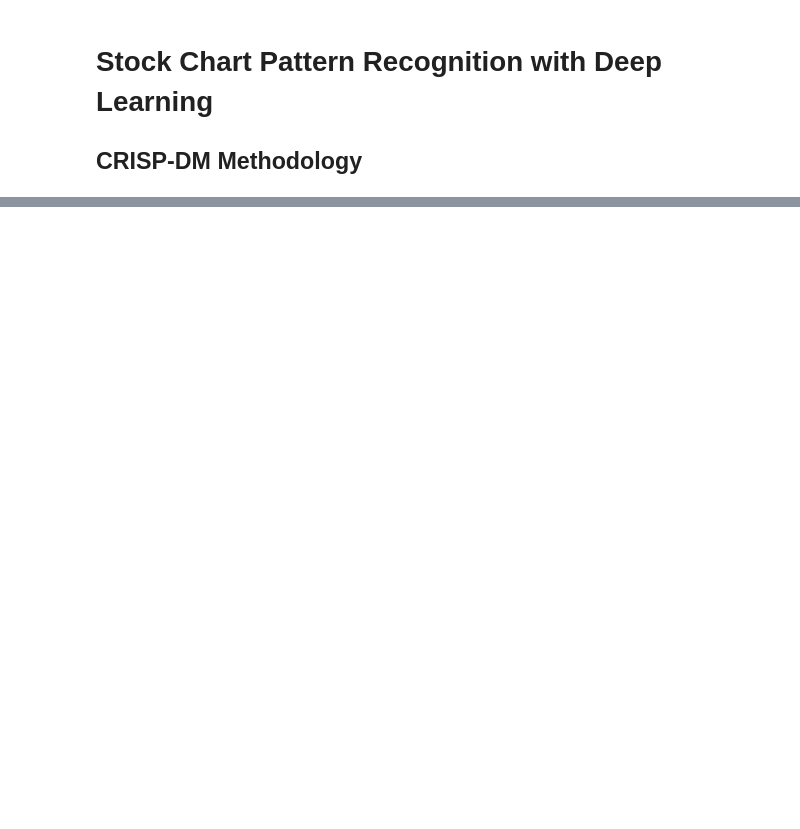
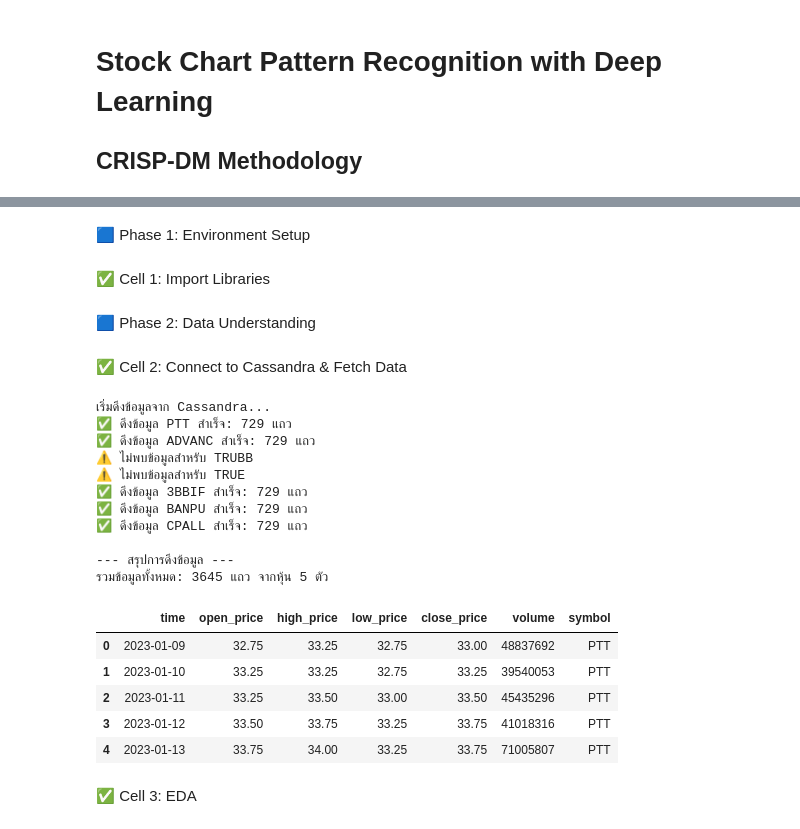
Before and after one commit to hilmanyusoh/Stock-market-chart-pattern-recognition-using-deep-learning, a Jupyter notebook: stock_pattern/code/detect_h&d_dl.ipynb, the cells around one changed output, grey strips where cells are left out. Saved outputs shown, nothing was run; the diff lists cells and outputs as text; code cells hidden in the pictures; blank space fills up the shorter version.

```diff
--- a/stock_pattern/code/detect_h&d_dl.ipynb
+++ b/stock_pattern/code/detect_h&d_dl.ipynb
@@ -337,0 +4,4 @@ plt.show()
+# %% [markdown]
+🟦 Phase 1: Environment Setup
+# %% [markdown]
+✅ Cell 1: Import Libraries
@@ -337,0 +35,69 @@ plt.show()
+# %% [markdown]
+🟦 Phase 2: Data Understanding
+# %% [markdown]
+✅ Cell 2: Connect to Cassandra & Fetch Data
+# %%
+cluster = Cluster(['127.0.0.1'])
+session = cluster.connect()
+# 1. รายชื่อหุ้นที่ต้องการดึงจาก Cassandra
+stock_list = ['PTT', 'ADVANC', 'TRUBB', 'TRUE', '3BBIF', 'BANPU', 'CPALL']
+
+# 2. ตั้งค่า Keyspace
+session.set_keyspace('stock_data')
+
+all_stock_data = []
+
+print("เริ่มดึงข้อมูลจาก Cassandra...")
+
+for symbol in stock_list:
+    # Query ข้อมูลรายตัว โดยกรองจาก symbol (สมมติว่าใน Table มีคอลัมน์ symbol)
+    # หาก Table แยกตาม symbol ให้ปรับ Query เป็น FROM candlestick_data_{symbol} ตามโครงสร้างของคุณ
+    query = f"SELECT time, open_price, high_price, low_price, close_price, volume FROM candlestick_data WHERE symbol = '{symbol}'"
+
+    try:
+        rows = session.execute(query)
+        df_temp = pd.DataFrame(list(rows))
+
+        if not df_temp.empty:
+            # เพิ่มคอลัมน์ symbol เพื่อระบุว่าข้อมูลนี้ของหุ้นตัวไหน (สำคัญมากสำหรับตอน Scale และ Label)
+            df_temp['symbol'] = symbol
+            # เรียงลำดับเวลา
+            df_temp = df_temp.sort_values('time').reset_index(drop=True)
+            all_stock_data.append(df_temp)
+            print(f"✅ ดึงข้อมูล {symbol} สำเร็จ: {len(df_temp)} แถว")
+        else:
+            print(f"⚠️ ไม่พบข้อมูลสำหรับ {symbol}")
+
+    except Exception as e:
+        print(f"❌ Error ในการดึง {symbol}: {e}")
+
+# 3. รวมข้อมูลหุ้นทุกตัวเข้าด้วยกัน
+if all_stock_data:
+    df = pd.concat(all_stock_data, axis=0).reset_index(drop=True)
+    print(f"\n--- สรุปการดึงข้อมูล ---")
+    print(f"รวมข้อมูลทั้งหมด: {len(df)} แถว จากหุ้น {len(all_stock_data)} ตัว")
+else:
+    print("ไม่มีข้อมูลที่ถูกดึงมาได้เลย")
+
+# แสดงตัวอย่างข้อมูล
+df.head()
+# %% [output]
+เริ่มดึงข้อมูลจาก Cassandra...
+✅ ดึงข้อมูล PTT สำเร็จ: 729 แถว
+✅ ดึงข้อมูล ADVANC สำเร็จ: 729 แถว
+⚠️ ไม่พบข้อมูลสำหรับ TRUBB
+⚠️ ไม่พบข้อมูลสำหรับ TRUE
+✅ ดึงข้อมูล 3BBIF สำเร็จ: 729 แถว
+✅ ดึงข้อมูล BANPU สำเร็จ: 729 แถว
+✅ ดึงข้อมูล CPALL สำเร็จ: 729 แถว
+
+--- สรุปการดึงข้อมูล ---
+รวมข้อมูลทั้งหมด: 3645 แถว จากหุ้น 5 ตัว
+|  | time | open_price | high_price | low_price | close_price | volume | symbol |
+| 0 | 2023-01-09 | 32.75 | 33.25 | 32.75 | 33.00 | 48837692 | PTT |
+| 1 | 2023-01-10 | 33.25 | 33.25 | 32.75 | 33.25 | 39540053 | PTT |
+| 2 | 2023-01-11 | 33.25 | 33.50 | 33.00 | 33.50 | 45435296 | PTT |
+| 3 | 2023-01-12 | 33.50 | 33.75 | 33.25 | 33.75 | 41018316 | PTT |
+| 4 | 2023-01-13 | 33.75 | 34.00 | 33.25 | 33.75 | 71005807 | PTT |
+# %% [markdown]
+✅ Cell 3: EDA
```
Also changed, not shown: parts of 59 cells of this notebook, 4 other files.
